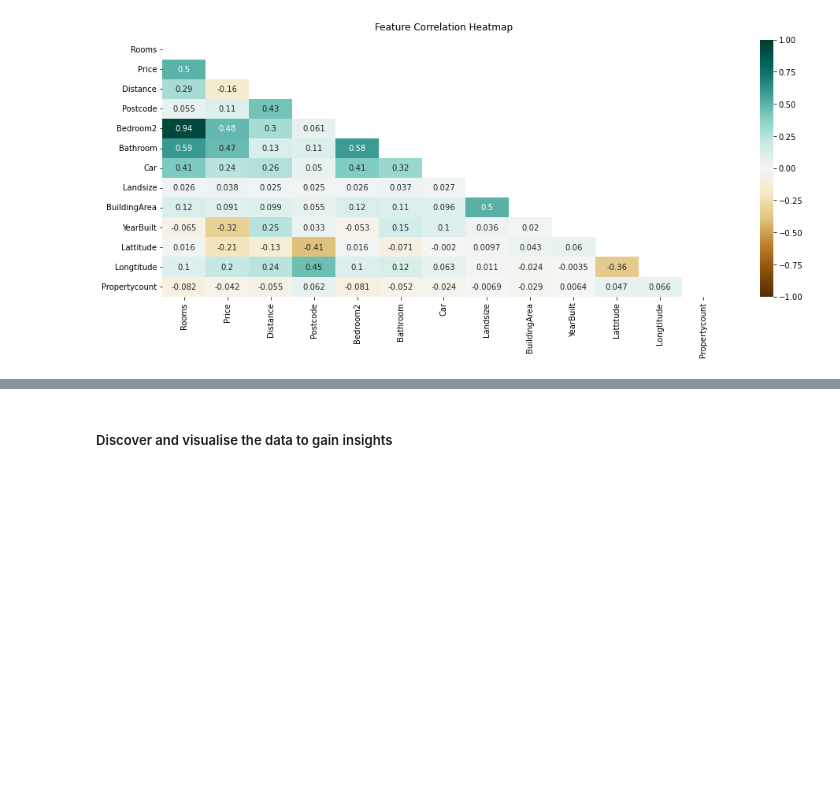
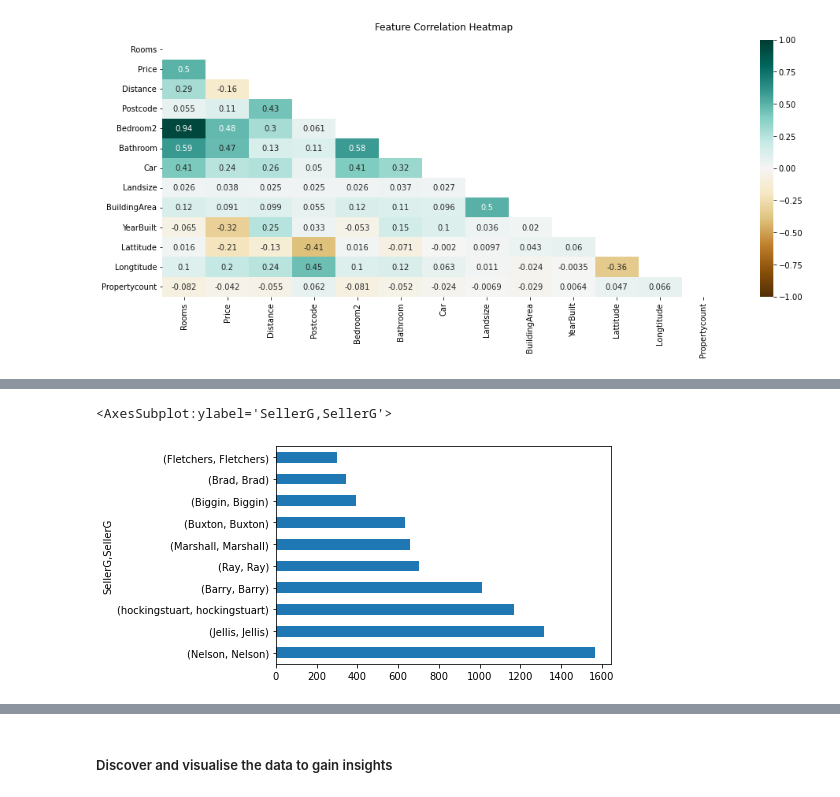
Before and after one commit to willosullivan/ML-Tutorials, a Jupyter notebook: Melbourne House Price Prediction/modelling.ipynb, the cells around one changed output, grey strips where cells are left out. Drawn from its saved outputs; the diff is of its cells as text; code cells hidden in the pictures; blank space fills up the shorter version.

```diff
--- a/Melbourne House Price Prediction/modelling.ipynb
+++ b/Melbourne House Price Prediction/modelling.ipynb
@@ -111,0 +92,5 @@ array([[<AxesSubplot:title={'center':'Rooms'}>,
+# %%
+df.groupby(['SellerG'])['SellerG'].value_counts().nlargest(10).plot(kind='barh')
+# %% [output]
+<AxesSubplot:ylabel='SellerG,SellerG'>
+[figure, added]
```
Also changed, not shown: parts of 5 cells of this notebook.
